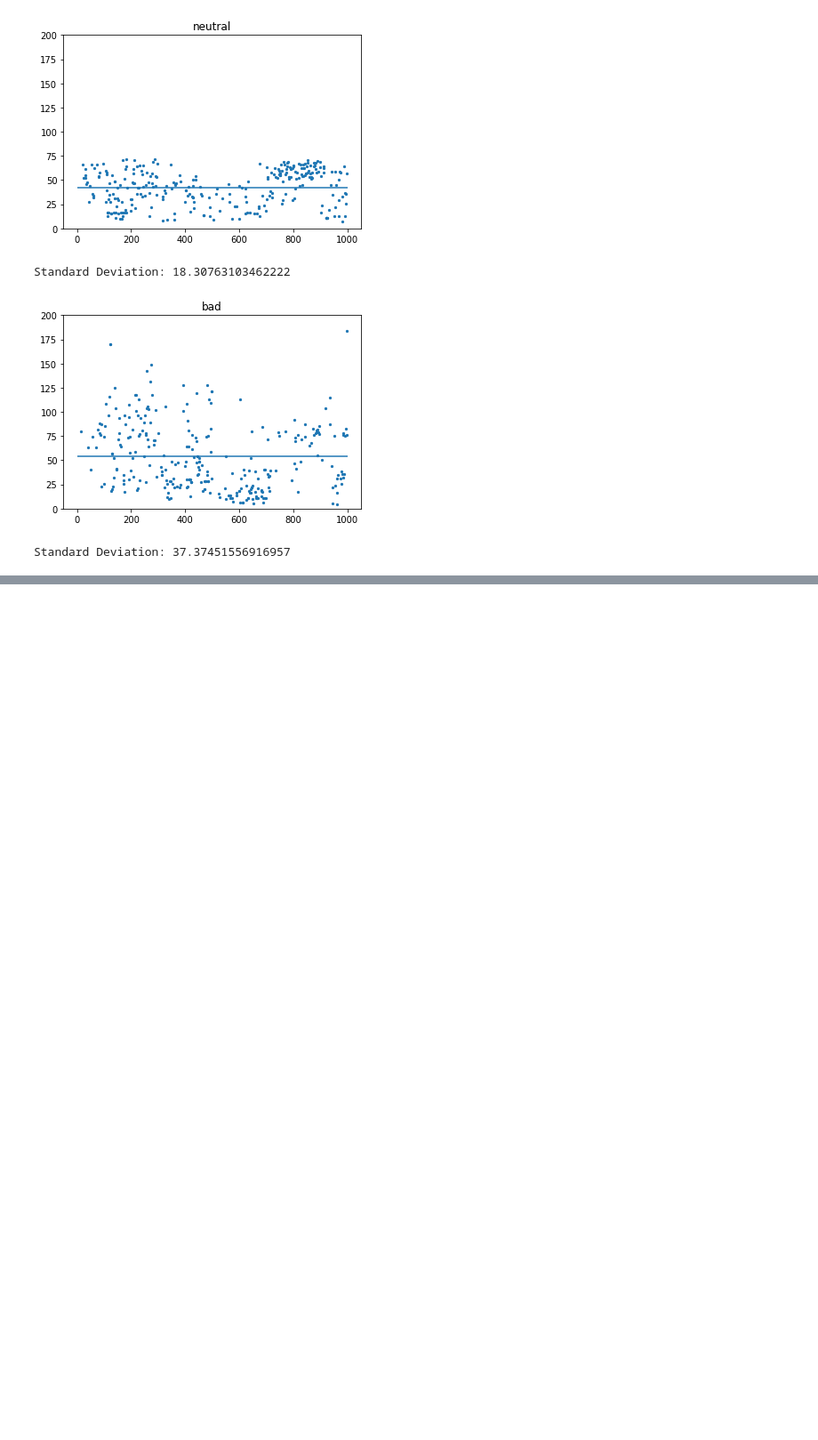
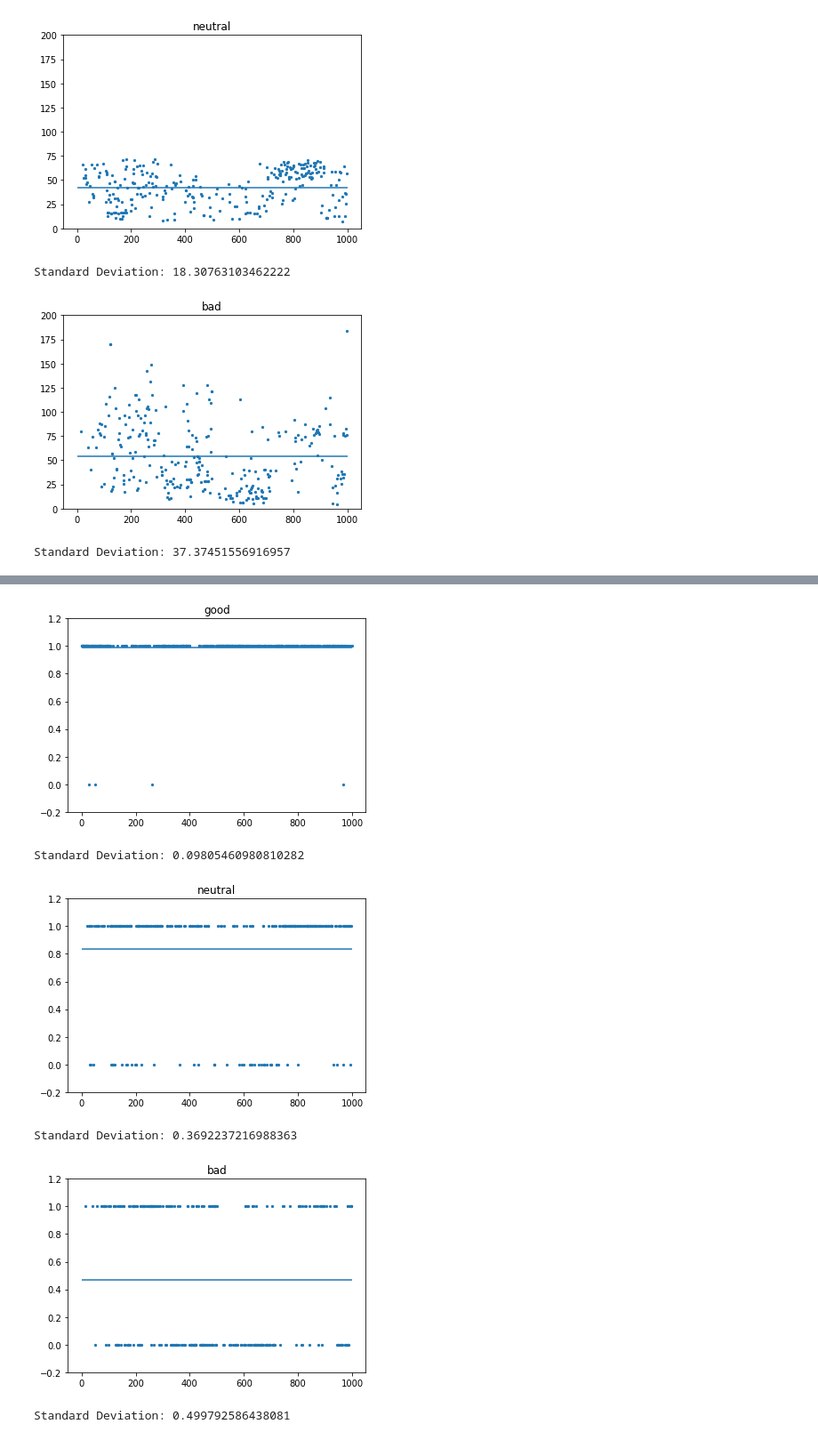
Before and after one commit to jeankhechfe/commit-quality, a Jupyter notebook: jupyter_notebook/display_results_message_only(new labeling).ipynb, the cells around one changed output, grey strips where cells are left out. Shown at 89% size. Saved outputs shown, nothing was run; the diff lists cells and outputs as text; code cells hidden in the pictures; blank space fills up the shorter version.

```diff
--- a/jupyter_notebook/display_results_message_only(new labeling).ipynb
+++ b/jupyter_notebook/display_results_message_only(new labeling).ipynb
@@ -108,0 +135,28 @@ Standard Deviation: 37.37451556916957
+# %%
+plt.ylim(-0.2,1.2)
+plt.title("good")
+plt.scatter(x=data_good.index, y=data_good['verb_direct_obj'], s=5);
+plt.hlines(y=data_good['verb_direct_obj'].mean(), xmin=0, xmax=1000) # Mean line
+plt.show()
+print('Standard Deviation:', data_good['verb_direct_obj'].std())
+
+plt.title("neutral")
+plt.ylim(-0.2,1.2)
+plt.scatter(x=data_neutral.index, y=data_neutral['verb_direct_obj'], s=5);
+plt.hlines(y=data_neutral['verb_direct_obj'].mean(), xmin=0, xmax=1000);
+plt.show()
+print('Standard Deviation:', data_neutral['verb_direct_obj'].std())
+
+plt.title("bad")
+plt.ylim(-0.2,1.2)
+plt.scatter(x=data_bad.index, y=data_bad['verb_direct_obj'], s=5);
+plt.hlines(y=data_bad['verb_direct_obj'].mean(), xmin=0, xmax=1000);
+plt.show()
+print('Standard Deviation:', data_bad['verb_direct_obj'].std())
+# %% [output]
+[figure, added]
+Standard Deviation: 0.09805460980810282
+[figure, added]
+Standard Deviation: 0.3692237216988363
+[figure, added]
+Standard Deviation: 0.499792586438081
```
Also changed, not shown: parts of 3 cells of this notebook.
